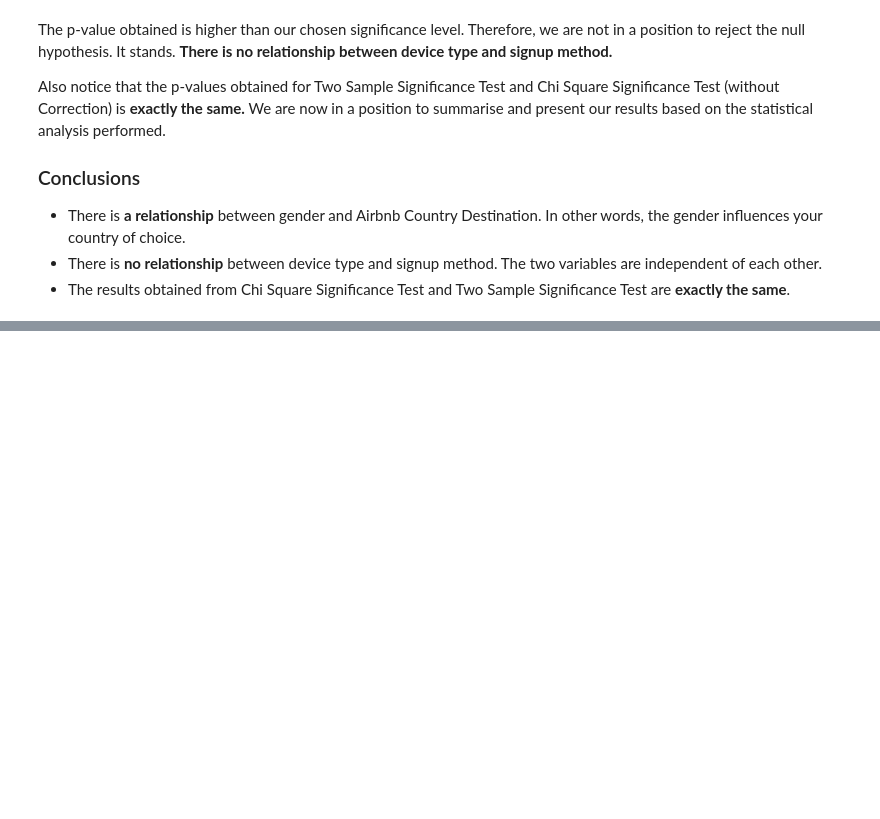
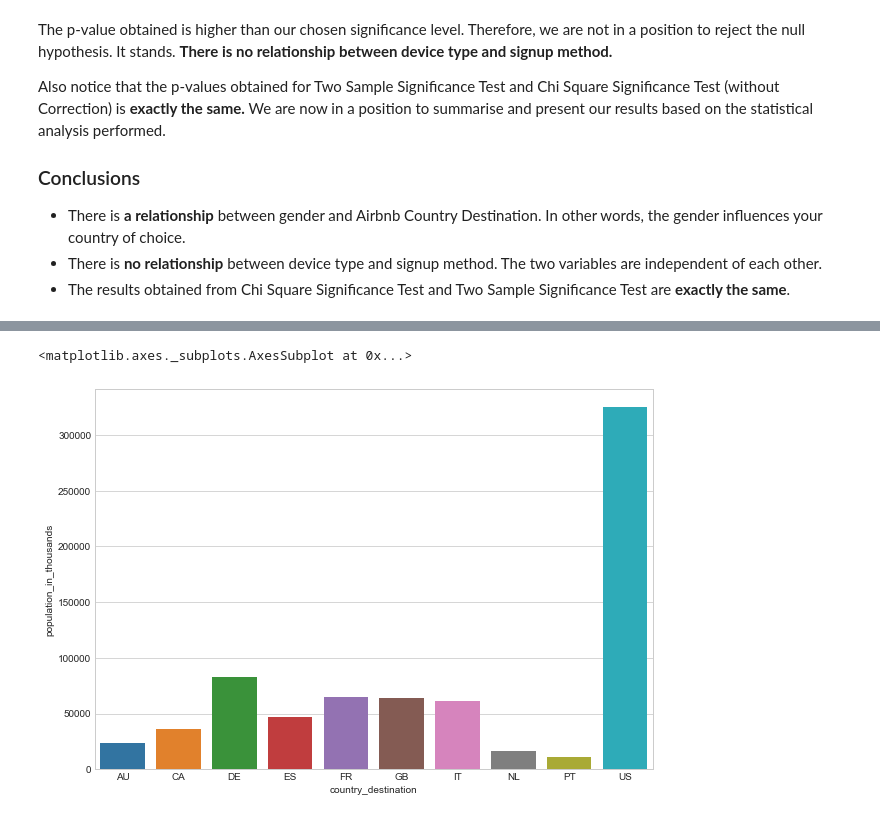
Before and after one commit to rounakbanik/airbnb, a Jupyter notebook: airbnb.ipynb, the cells around one changed output, grey strips where cells are left out. Cells and saved outputs as stored; diff of their text form; code cells hidden in the pictures; blank space fills up the shorter version.

```diff
--- a/airbnb.ipynb
+++ b/airbnb.ipynb
@@ -504,0 +526,8 @@ Also notice that the p-values obtained for Two Sample Significance Test and Chi
+# %%
+sns.set_style('whitegrid')
+plt.figure(figsize=(10,7))
+pop_stats = df_agb.groupby('country_destination')['population_in_thousands'].sum()
+sns.barplot(x=pop_stats.index, y=pop_stats)
+# %% [output]
+<matplotlib.axes._subplots.AxesSubplot at 0x...>
+[figure, added]
```
Also changed, not shown: parts of 78 cells of this notebook, 1 other file.
